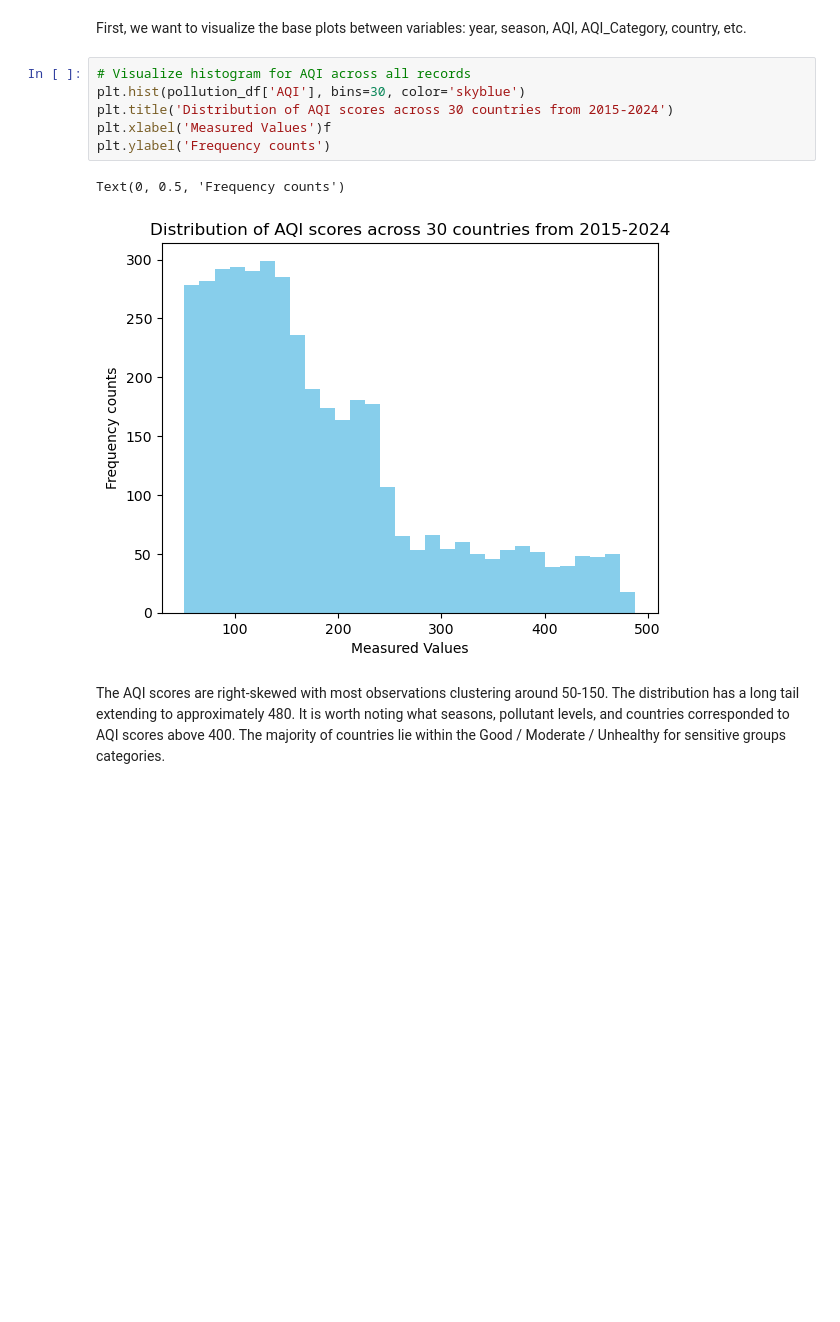
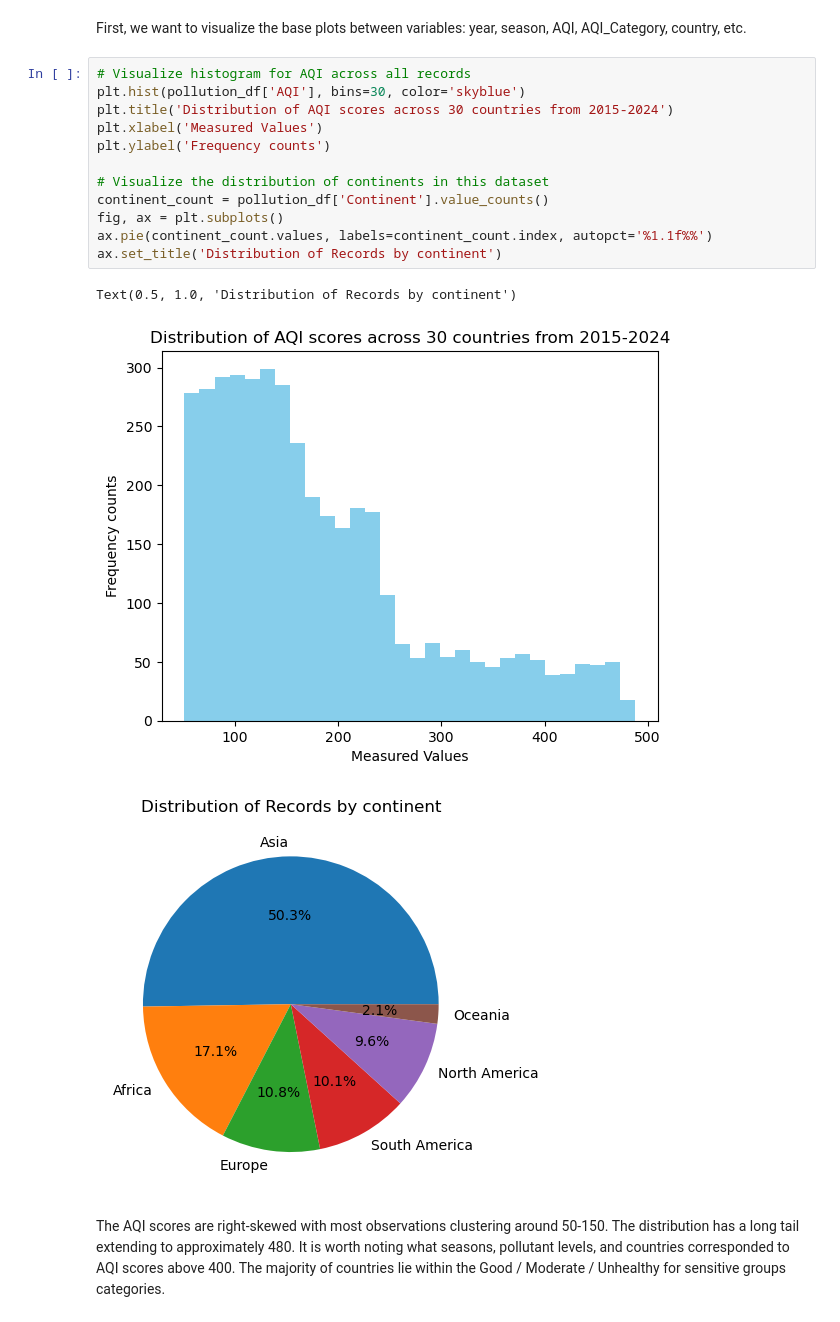
Before and after one commit to lucas23wong/air-quality-health-eda, a Jupyter notebook: notebooks/02_eda.ipynb, the cells around one changed output. Drawn from its saved outputs; the diff is of its cells as text; blank space fills up the shorter version.

```diff
--- a/notebooks/02_eda.ipynb
+++ b/notebooks/02_eda.ipynb
@@ -26,12 +26,19 @@ First, we want to visualize the base plots between variables: year, season, AQI,
 # %%
 # Visualize histogram for AQI across all records
 plt.hist(pollution_df['AQI'], bins=30, color='skyblue')
 plt.title('Distribution of AQI scores across 30 countries from 2015-2024')
-plt.xlabel('Measured Values')f
+plt.xlabel('Measured Values')
 plt.ylabel('Frequency counts')
+
+# Visualize the distribution of continents in this dataset
+continent_count = pollution_df['Continent'].value_counts()
+fig, ax = plt.subplots()
+ax.pie(continent_count.values, labels=continent_count.index, autopct='%1.1f%%')
+ax.set_title('Distribution of Records by continent')
 # %% [output]
-Text(0, 0.5, 'Frequency counts')
+Text(0.5, 1.0, 'Distribution of Records by continent')
 [figure]
+[figure, added]
 # %% [markdown]
 The AQI scores are right-skewed with most observations clustering around 50-150. The distribution has a long tail extending to approximately 480. It is worth noting what seasons, pollutant levels, and countries corresponded to AQI scores above 400. The majority of countries lie within the Good / Moderate / Unhealthy for sensitive groups categories.
 # %%
```
Also changed, not shown: parts of 2 cells of this notebook.
